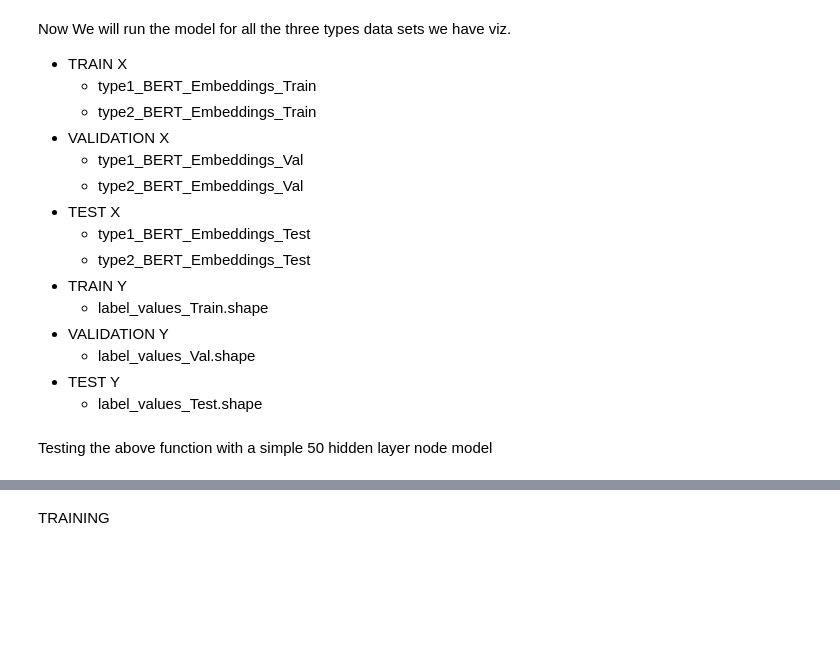
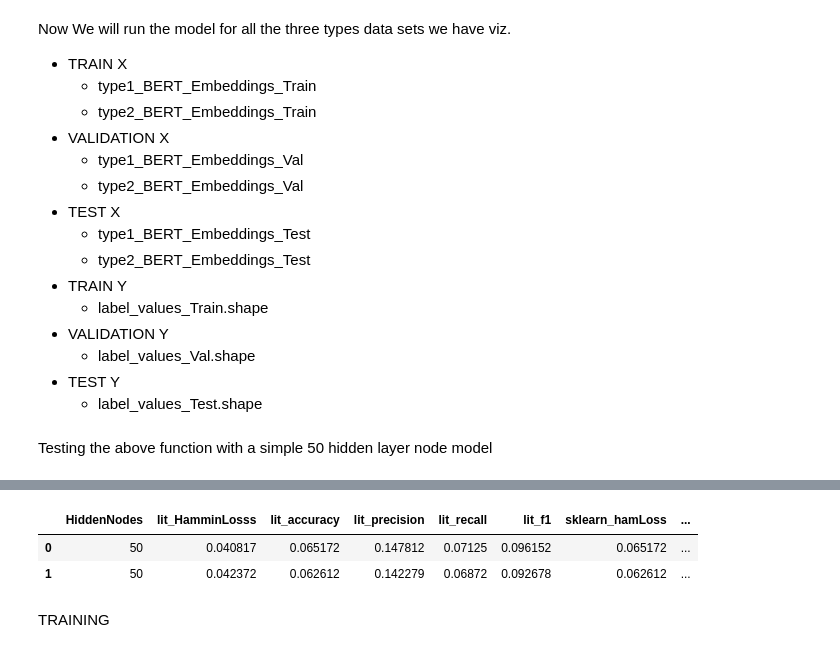
Before and after one commit to BiswajeetAtul/Thesis, a Jupyter notebook: ELM/ELM.ipynb, the cells around one changed output, grey strips where cells are left out. Saved outputs shown, nothing was run; the diff lists cells and outputs as text; code cells hidden in the pictures; blank space fills up the shorter version.

```diff
--- a/ELM/ELM.ipynb
+++ b/ELM/ELM.ipynb
@@ -534,3 +534,48 @@ weighted avg       0.16      0.06      0.08      9022
+# %%
+pd.DataFrame([{'HiddenNodes': 50,
+  'lit_HamminLosss': 0.040816720324052015,
+  'lit_accuracy': 0.06517243102961386,
+  'lit_precision': 0.14781150103628765,
+  'lit_recall': 0.07125021350638472,
+  'lit_f1': 0.09615190887664843,
+  'sklearn_hamLoss': 0.06517243102961386,
+  'sklearn_accuracy': 0.023079355042681,
+  'sklearn_macro_precision': 0.06718106591129645,
+  'sklearn_micro_precision-': 0.06517243102961386,
+  'sklearn_macro_recall': 0.007055354298003807,
+  'sklearn_micro_precision': 0.5905784551437478,
+  'sklearn_macro_f1': 0.009658794470472982,
+  'sklearn_micro_f1': 0.11032385389368793,
+  'term_wise_accuracy': 0.959183279675948,
+  'activation': '_bipolar_sigmoid',
+  'type': 'type1_BERT_Embeddings_Train',
+  'start': 1603015170.3740754,
+  'phase': 'train',
+  'end': 1603015180.1090422},
+ {'HiddenNodes': 50,
+  'lit_HamminLosss': 0.04237223747067706,
+  'lit_accuracy': 0.06261162443434075,
+  'lit_precision': 0.14227916385704653,
+  'lit_recall': 0.06872040757447923,
+  'lit_f1': 0.0926777439714883,
+  'sklearn_hamLoss': 0.06261162443434075,
+  'sklearn_accuracy': 0.024612272420768713,
+  'sklearn_macro_precision': 0.04321333803939541,
+  'sklearn_micro_precision-': 0.06261162443434075,
+  'sklearn_macro_recall': 0.006810913283398186,
+  'sklearn_micro_precision': 0.5523809523809524,
+  'sklearn_macro_f1': 0.009192850502792355,
+  'sklearn_micro_f1': 0.1047456606802448,
+  'term_wise_accuracy': 0.9576277625293229,
+  'activation': '_bipolar_sigmoid',
+  'type': 'type1_BERT_Embeddings_Train',
+  'start': 1603015180.1090422,
+  'phase': 'train',
+  'end': 1603015182.6632113}])
+# %% [output]
+|  | HiddenNodes | lit_HamminLosss | lit_accuracy | lit_precision | lit_recall | lit_f1 | sklearn_hamLoss | ... |
+| 0 | 50 | 0.040817 | 0.065172 | 0.147812 | 0.07125 | 0.096152 | 0.065172 | ... |
+| 1 | 50 | 0.042372 | 0.062612 | 0.142279 | 0.06872 | 0.092678 | 0.062612 | ... |
 # %% [markdown]
 TRAINING
 # %%
```
Also changed, not shown: parts of 3 cells of this notebook.
